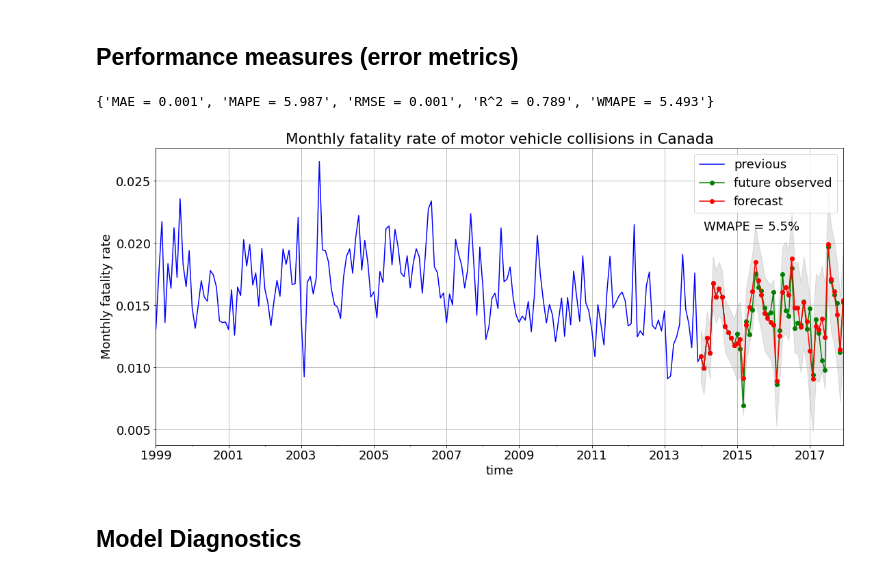
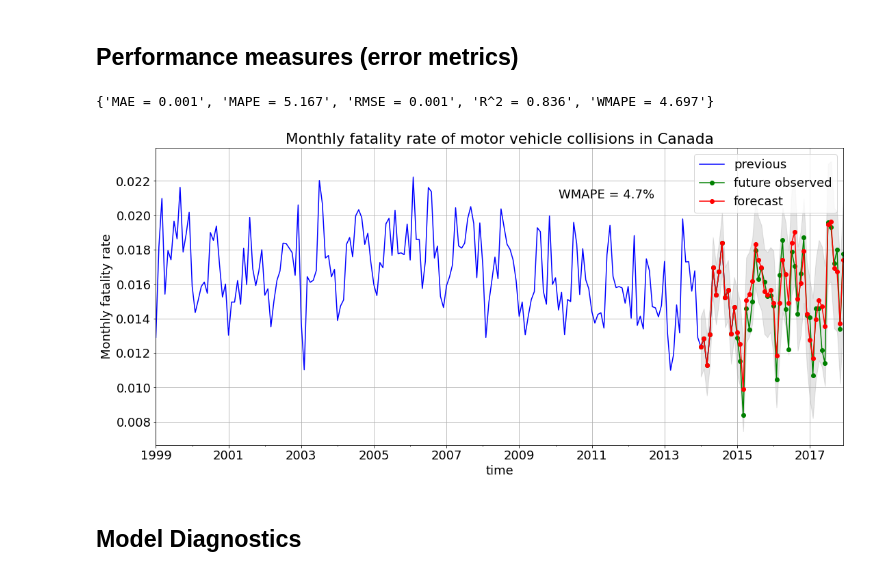
Before and after one commit to Owerre/Time-Series-Forecasting, a Jupyter notebook: fatality-forecast/notebooks/03-auto_arima.ipynb, the cells around one changed output. Cells and saved outputs as stored; diff of their text form; code cells hidden in the pictures.

```diff
--- a/fatality-forecast/notebooks/03-auto_arima.ipynb
+++ b/fatality-forecast/notebooks/03-auto_arima.ipynb
@@ -43,7 +43,7 @@ fxn = TimeSeriesForecasting()
 ts = pd.read_csv('../data/collision_ts_month.csv') # load data
 ts.date = pd.to_datetime(ts['date'])  # convert to datetime
 ts.index = ts.date # make date the dataframe index
-ts = ts.drop(['date'], axis =1)
+ts = ts.drop(['date', 'summer_ind'], axis =1)
 
 print("Data size:", ts.shape)
 ts.head()
@@ -160,7 +162,7 @@ y_pred = scaler_y.inverse_transform(y_pred.reshape(-1,1)).flatten() # Inverse tr
 # %%
 fxn.error_metrics(y_test, y_pred)
 # %% [output]
-{'MAE = 0.001', 'MAPE = 5.987', 'RMSE = 0.001', 'R^2 = 0.789', 'WMAPE = 5.493'}
+{'MAE = 0.001', 'MAPE = 5.167', 'RMSE = 0.001', 'R^2 = 0.836', 'WMAPE = 4.697'}
 # %%
 y_pred[y_pred<0] = 0
 
@@ -177,22 +179,22 @@ results.index = y_test.index
 # %%
 plt.figure(figsize = (18,8))
 
 # y_train.iloc[-len(y_test):].plot(label = 'previous', color = 'b')
 y_train.plot(label = 'previous', color = 'b')
 y_test.plot(label = 'future observed', marker = 'o', color = 'g')
 results['y_pred'].plot(label = 'forecast', marker = 'o', color = 'r')
 
 plt.fill_between(results.index, results['y_low'], results['y_high'], color='k', alpha=0.1)
 plt.xlabel('time')
-plt.text('2014-02-01', 0.021, "WMAPE = 5.5%")
+plt.text('2010-02-01', 0.021, "WMAPE = 4.7%")
 plt.grid(True)
 plt.ylabel('Monthly fatality rate')
 plt.title('Monthly fatality rate of motor vehicle collisions in Canada')
 plt.legend(loc = 'best')
 # plt.savefig('../images/fig_fcst.png')
 plt.show()
 # %% [output]
-[figure, old version]
+[figure, new version]
 # %% [markdown]
 ## Model Diagnostics
 # %% [markdown]
```
Also changed, not shown: parts of 5 cells of this notebook, 10 other files.
